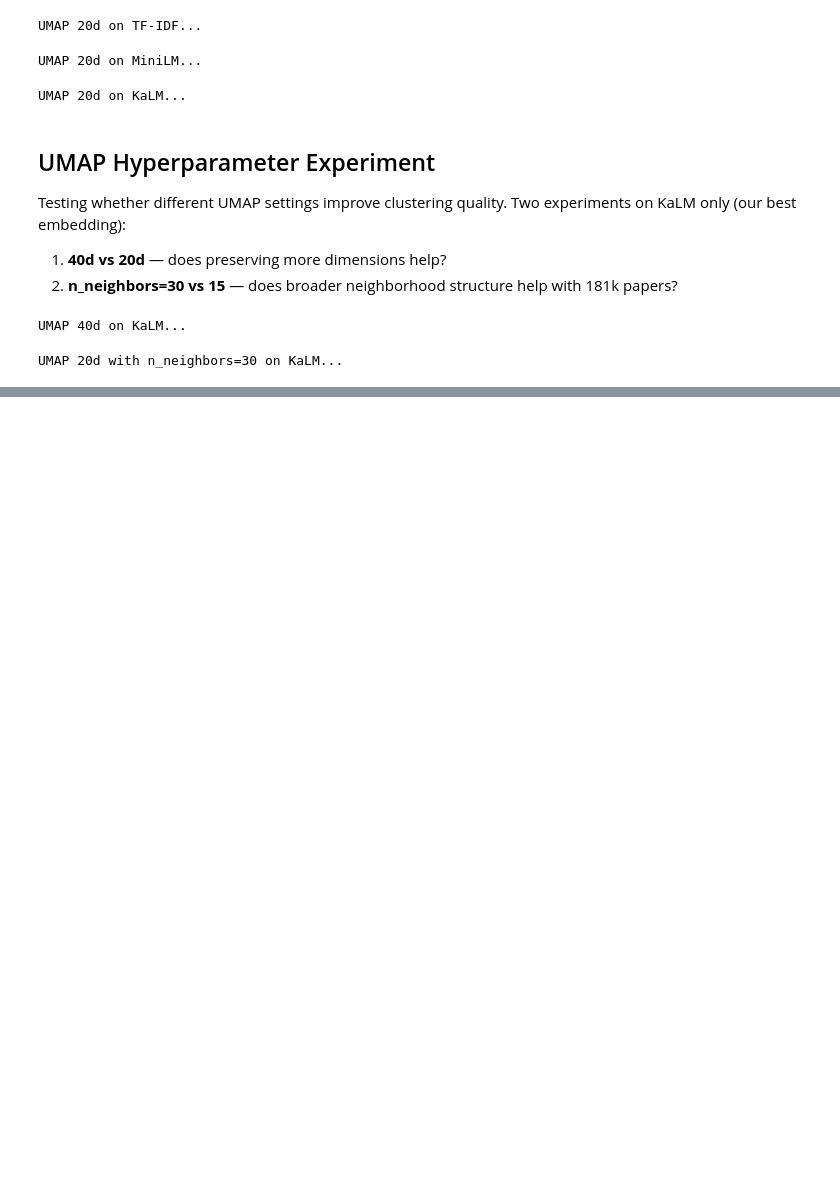
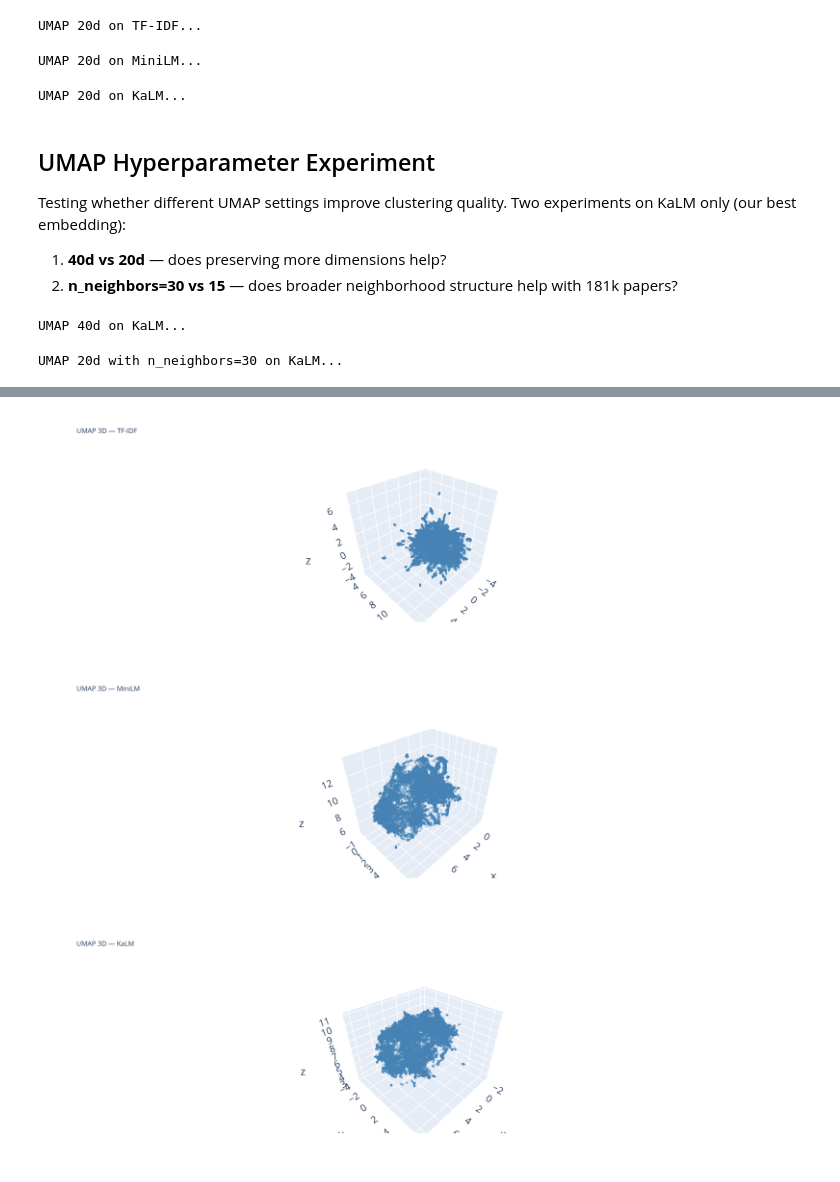
Before and after one commit to dinosmuc/arxiv-ai-trends, a Jupyter notebook: notebooks/04_dimensionality_reduction.ipynb, the cells around one changed output, grey strips where cells are left out. Cells and saved outputs as stored; diff of their text form; code cells hidden in the pictures; blank space fills up the shorter version.

```diff
--- a/notebooks/04_dimensionality_reduction.ipynb
+++ b/notebooks/04_dimensionality_reduction.ipynb
@@ -153,0 +224,27 @@ print(comparison.to_string(index=False))
+# %%
+import plotly.graph_objects as go
+
+sample_idx = np.random.RandomState(42).choice(len(df), size=20000, replace=False)
+
+for data, title in [
+    (tfidf_umap3, "TF-IDF"),
+    (minilm_umap3, "MiniLM"),
+    (kalm_umap3, "KaLM"),
+]:
+    fig = go.Figure(
+        data=[
+            go.Scatter3d(
+                x=data[sample_idx, 0],
+                y=data[sample_idx, 1],
+                z=data[sample_idx, 2],
+                mode="markers",
+                marker=dict(size=1.5, opacity=0.4, color="steelblue"),
+            )
+        ]
+    )
+    fig.update_layout(title=f"UMAP 3D — {title}", width=800, height=600)
+    fig.show()
+# %% [output]
+[figure, added]
+[figure, added]
+[figure, added]
```
Also changed, not shown: parts of 9 cells of this notebook.
